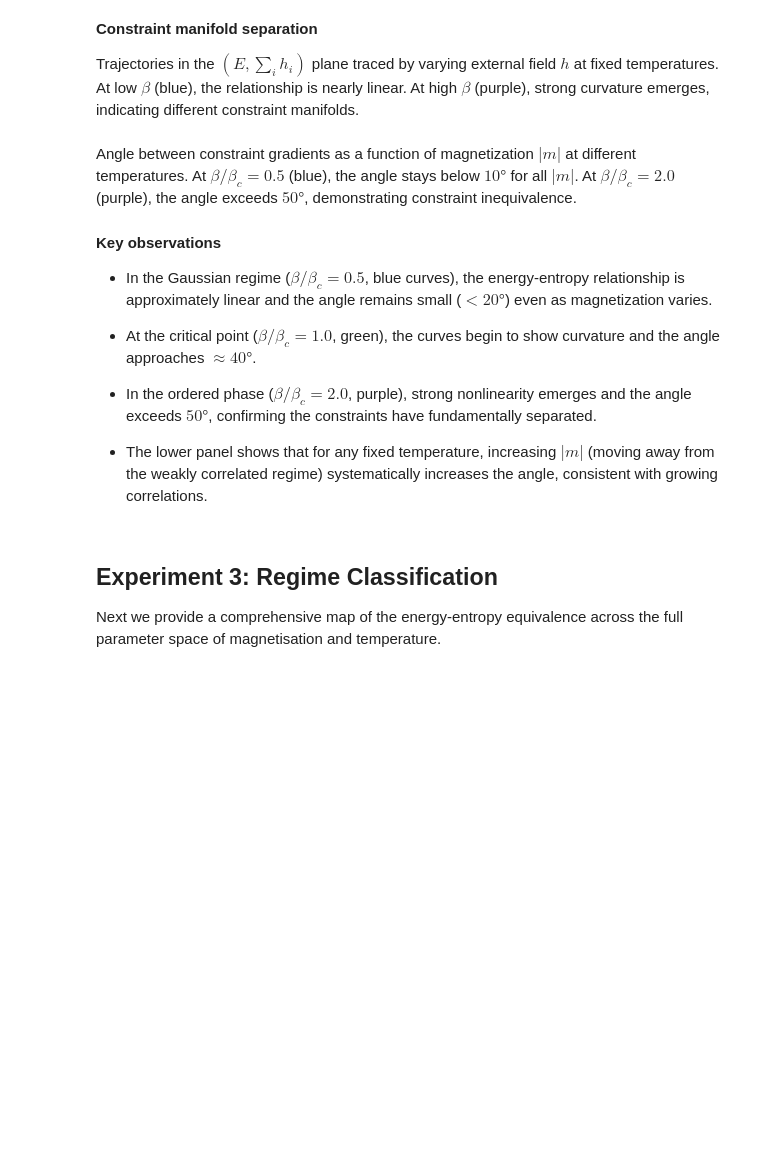
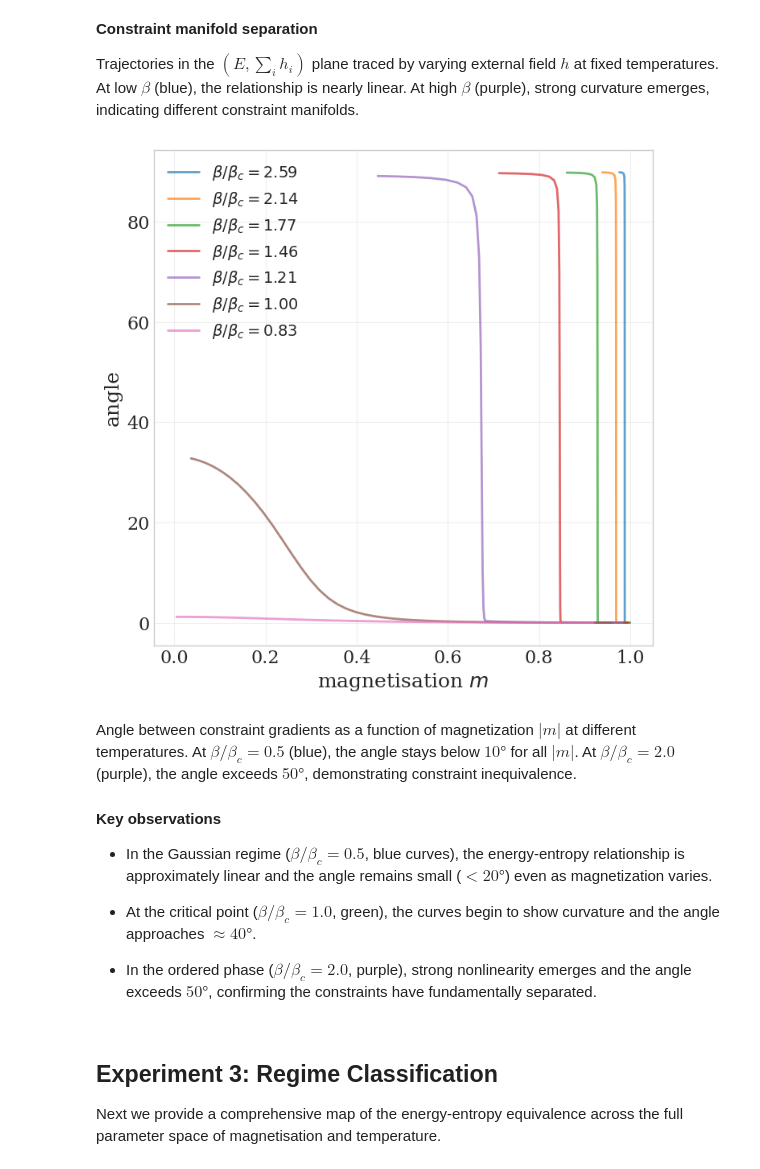
Before and after one commit to lawrennd/tig-code, a Jupyter notebook: curie_weiss_experiments_inaccessible_game.ipynb, the cells around one changed output. Cells and saved outputs as stored; diff of their text form; code cells hidden in the pictures; blank space fills up the shorter version.

```diff
--- a/curie_weiss_experiments_inaccessible_game.ipynb
+++ b/curie_weiss_experiments_inaccessible_game.ipynb
@@ -238,32 +269,38 @@ plt.savefig('./diagrams/fig-manifold-separation_different-phases.pdf', dpi=150,
 
 Trajectories in the $(E, \sum_i h_i)$ plane traced by varying external field $h$ at fixed temperatures. At low $\beta$ (blue), the relationship is nearly linear. At high $\beta$ (purple), strong curvature emerges, indicating different constraint manifolds.
 # %%
-# Panel 2: Separation vs magnetisation (now using exact computation)
+# Panel 2: Separation vs magnetisation
 fig, ax = plt.subplots(figsize=big_figsize)
 
-# Sweep over external field h to get different magnetizations
-h_range = np.linspace(0.01, 0.8, 50)  # Reduced points for exact computation
+# Sweep over external field h to get different magnetisations
+h_range = np.logspace(-3, 0, 50)  # Reduced points for exact computation
+n=1000
+factor = 1.21
+max_pow = 5
+min_pow = -1
+beta_range = factor**np.array(range(min_pow, max_pow+1)[::-1])
 
 for beta in beta_range:
     angles = []
     m_vals = []
 
     for h_val in h_range:
         m = cw.exact_expectation_magnetisation(beta, J, h_val, n)
         _, _, _, angle = cw.implied_alpha_from_constraints(beta, J, h_val, n)
         angles.append(angle)
         m_vals.append(abs(m))
 
     label = rf'$\beta/\beta_c = {beta/beta_c:.2f}$'
     ax.plot(m_vals, angles, '-', linewidth=2, label=label, alpha=0.7)
+ax.set_xlabel('magnetisation $m$')
 
-ax.axhline(10, color='gray', linestyle=':', label='10° threshold')
-ax.set_xlabel('Magnetisation $|m|$')
-ax.set_ylabel('Angle (degrees)')
+ax.set_ylabel('angle')
 ax.legend()
 ax.grid(True, alpha=0.3)
 
 plt.savefig('./diagrams/fig-manifold-separation_alignment-vs-order.pdf', dpi=150, bbox_inches='tight')
+# %% [output]
+[figure, added]
 # %% [markdown]
 Angle between constraint gradients as a function of magnetization $|m|$ at different temperatures. At $\beta/\beta_c = 0.5$ (blue), the angle stays below $10°$ for all $|m|$. At $\beta/\beta_c = 2.0$ (purple), the angle exceeds $50°$, demonstrating constraint inequivalence.
 # %% [markdown]
@@ -274,8 +311,6 @@ Angle between constraint gradients as a function of magnetization $|m|$ at diffe
 * At the critical point ($\beta/\beta_c = 1.0$, green), the curves begin to show curvature and the angle approaches $\approx 40°$.
 
 * In the ordered phase ($\beta/\beta_c = 2.0$, purple), strong nonlinearity emerges and the angle exceeds $50°$, confirming the constraints have fundamentally separated.
-
-*  The lower panel shows that for any fixed temperature, increasing $|m|$ (moving away from the weakly correlated regime) systematically increases the angle, consistent with growing correlations.
 # %% [markdown]
 ## Experiment 3: Regime Classification
 
```
Also changed, not shown: parts of 22 cells of this notebook.
